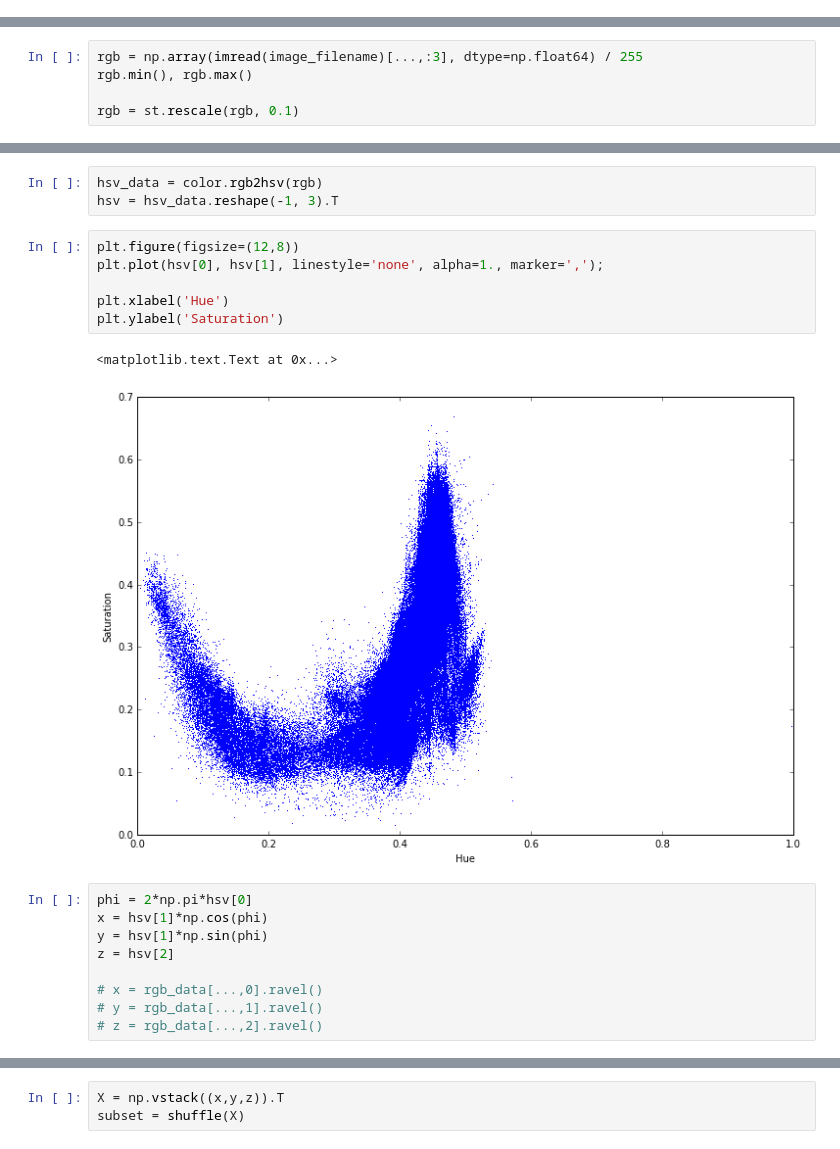
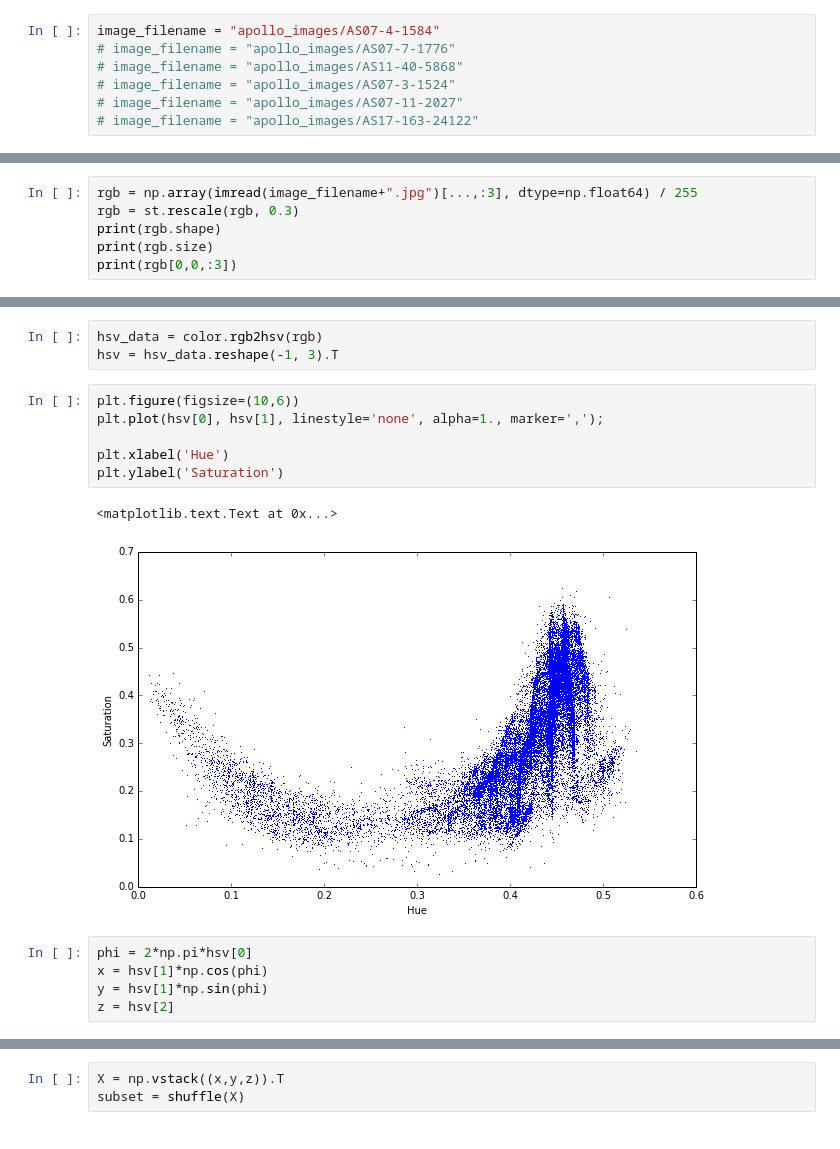
Before and after one commit to drarnakarick/matplotlib_color_palettes, a Jupyter notebook: apollo_color_palettes.ipynb, the cells around one changed output, grey strips where cells are left out. Saved outputs shown, nothing was run; the diff lists cells and outputs as text.

```diff
--- a/apollo_color_palettes.ipynb
+++ b/apollo_color_palettes.ipynb
@@ -41 +42,8 @@ image_filename = "images/AS07-4-1584.png"
+# %%
+image_filename = "apollo_images/AS07-4-1584"
+# image_filename = "apollo_images/AS07-7-1776"
+# image_filename = "apollo_images/AS11-40-5868"
+# image_filename = "apollo_images/AS07-3-1524"
+# image_filename = "apollo_images/AS07-11-2027"
+# image_filename = "apollo_images/AS17-163-24122"
 # %% [markdown]
@@ -43,5 +84,6 @@ First we need to create a data array from the image: https://docs.scipy.org/doc/
 # %%
-rgb = np.array(imread(image_filename)[...,:3], dtype=np.float64) / 255
-rgb.min(), rgb.max()
-
-rgb = st.rescale(rgb, 0.1)
+rgb = np.array(imread(image_filename+".jpg")[...,:3], dtype=np.float64) / 255
+rgb = st.rescale(rgb, 0.3)
+print(rgb.shape)
+print(rgb.size)
+print(rgb[0,0,:3])
@@ -60,21 +142,17 @@ plt.imshow(rgb)
 hsv_data = color.rgb2hsv(rgb)
 hsv = hsv_data.reshape(-1, 3).T
 # %%
-plt.figure(figsize=(12,8))
+plt.figure(figsize=(10,6))
 plt.plot(hsv[0], hsv[1], linestyle='none', alpha=1., marker=',');
 
 plt.xlabel('Hue')
 plt.ylabel('Saturation')
 # %% [output]
 <matplotlib.text.Text at 0x...>
-[figure, old version]
+[figure, new version]
 # %%
 phi = 2*np.pi*hsv[0]
 x = hsv[1]*np.cos(phi)
 y = hsv[1]*np.sin(phi)
 z = hsv[2]
-
-# x = rgb_data[...,0].ravel()
-# y = rgb_data[...,1].ravel()
-# z = rgb_data[...,2].ravel()
 # %%
```
Also changed, not shown: parts of 36 cells of this notebook, 18 other files.
